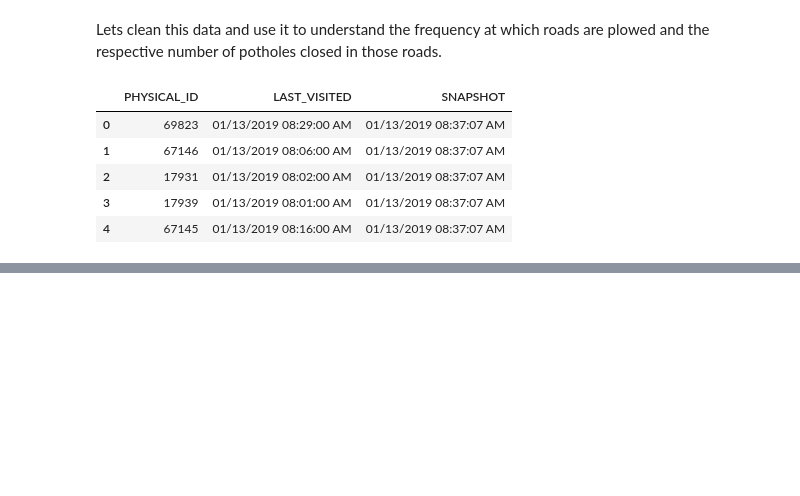
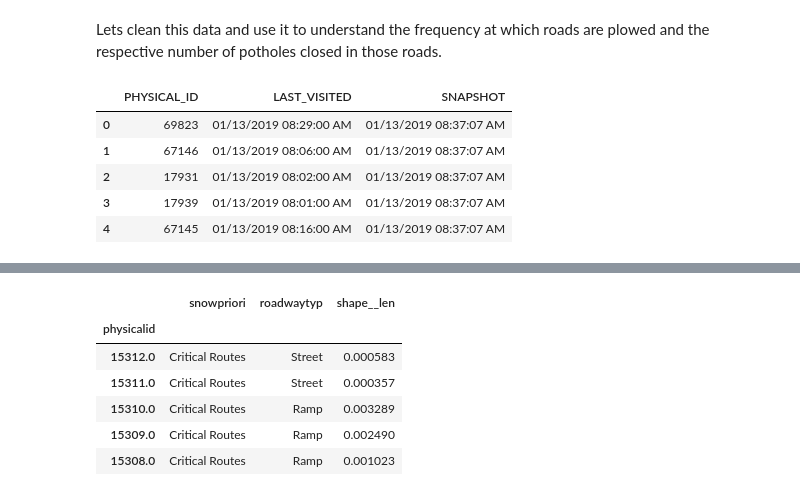
Before and after one commit to NYU-Marron-Urban-Data-Hackathon/Brooklyn-nine-nine, a Jupyter notebook: Plowing Snow vs Potholes.ipynb, the cells around one changed output, grey strips where cells are left out. Cells and saved outputs as stored; diff of their text form; code cells hidden in the pictures; blank space fills up the shorter version.

```diff
--- a/Plowing Snow vs Potholes.ipynb
+++ b/Plowing Snow vs Potholes.ipynb
@@ -451,0 +316,29 @@ Will this solve the <b>public menace</b>? We can't conclude. But given the data
+# %%
+index = df_snow_priority[df_snow_priority['snowpriori'] != 'V']
+index= index[['physicalid','snowpriori','roadwaytyp','shape__len']].set_index('physicalid',drop=True)
+index['snowpriori'] = index['snowpriori'].map({'C':'Critical Routes'\
+                                         ,'S':'Sector Routes'\
+                                         ,'H':'Haulster Routes'})
+index['roadwaytyp'] = index['roadwaytyp'].map({1:'Street'\
+                                         , 2:'Highway'\
+                                         , 3:'Bridge'\
+                                         , 4:'Tunnel'\
+                                         , 5:'Boardwalk'\
+                                         , 6:'Path/Trail'\
+                                         , 7:'Step Street'\
+                                         , 8:'Driveway'\
+                                         , 9:'Ramp'\
+                                         , 10:'Alley'\
+                                         , 11:'Unknown'\
+                                         , 12:'Non-physical street segment'
+                                         , 13:'U-turn'\
+                                         , 14:'Ferry route'})
+index.head()
+# %% [output]
+|  | snowpriori | roadwaytyp | shape__len |
+| physicalid |  |  |  |
+| 15312.0 | Critical Routes | Street | 0.000583 |
+| 15311.0 | Critical Routes | Street | 0.000357 |
+| 15310.0 | Critical Routes | Ramp | 0.003289 |
+| 15309.0 | Critical Routes | Ramp | 0.002490 |
+| 15308.0 | Critical Routes | Ramp | 0.001023 |
```
Also changed, not shown: parts of 47 cells of this notebook.
